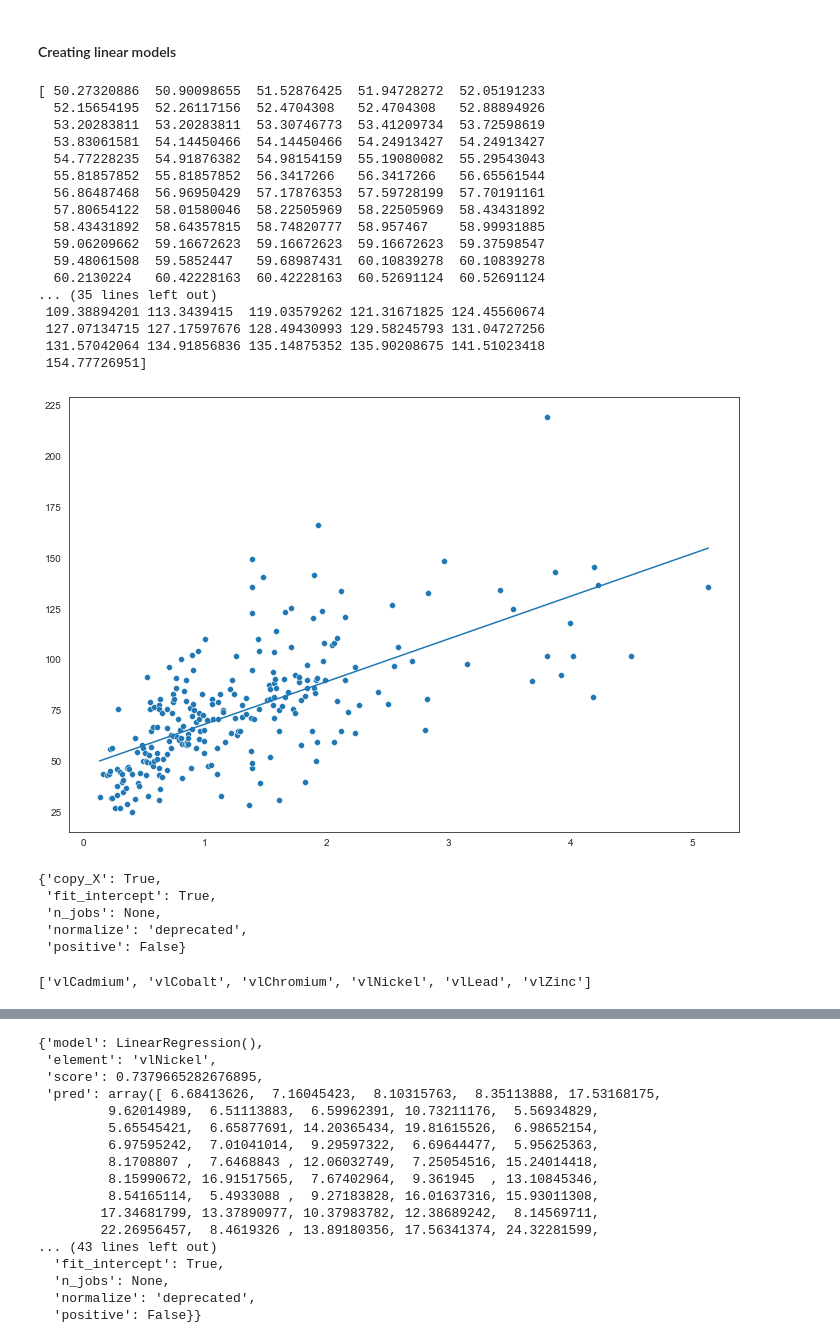
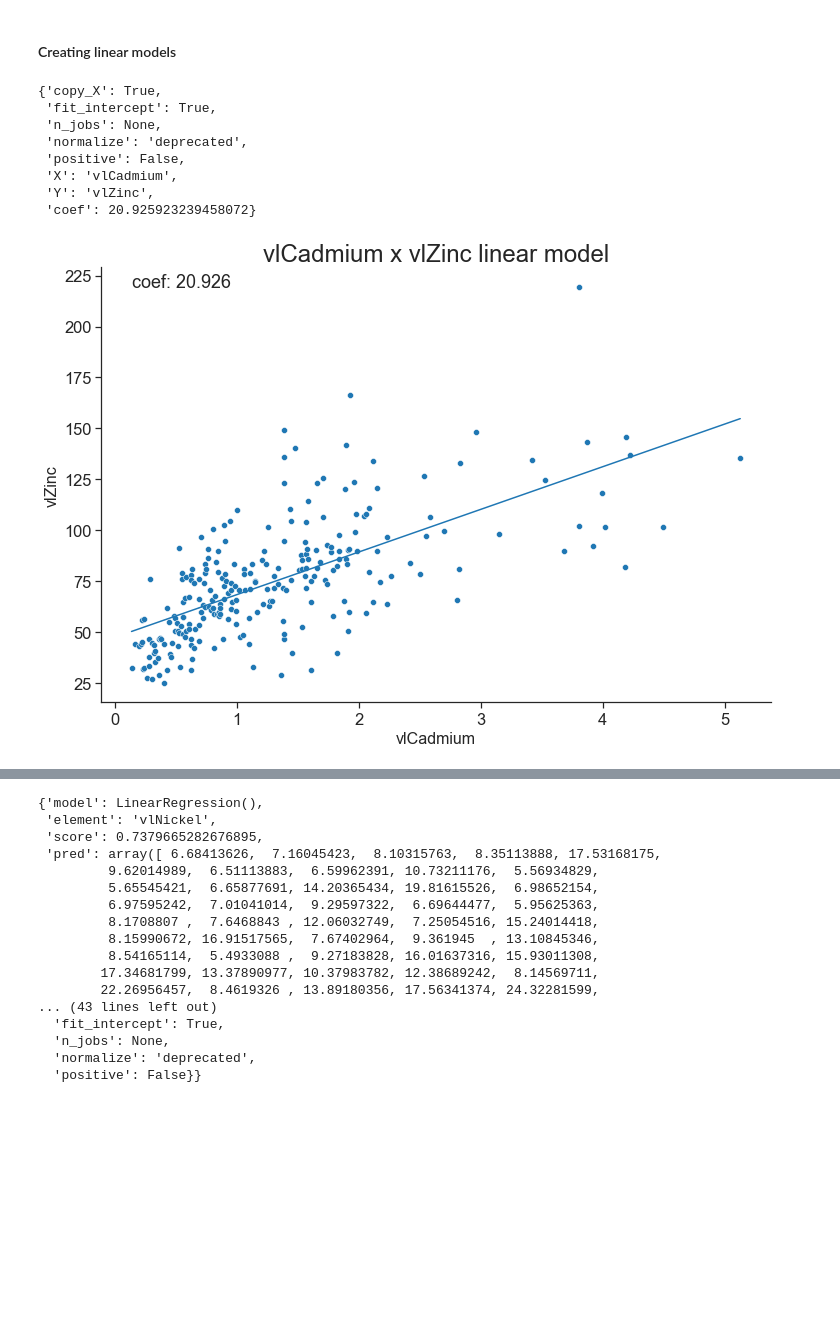
Before and after one commit to luschiro/workflows-geo-data, a Jupyter notebook: modulo_3/modulo_3.ipynb, the cells around one changed output, grey strips where cells are left out. Saved outputs shown, nothing was run; the diff lists cells and outputs as text; code cells hidden in the pictures; blank space fills up the shorter version.

Commit message:
plotting

```diff
--- a/modulo_3/modulo_3.ipynb
+++ b/modulo_3/modulo_3.ipynb
@@ -18,7 +20,8 @@ import seaborn as sns
 import matplotlib.pyplot as plt
 # %%
 # configuring plots of seaborn
-sns.set_style("white", {'axes.grid':False}, )
+sns.set_style("ticks", {'axes.grid':False})
+sns.set_context("notebook", font_scale=1.5)
 # %% [markdown]
 ### Helper functions
 # %%
@@ -92,54 +95,44 @@ import plotly.graph_objects as go
 # %%
-def plot_linear_model_pair (df, x_elem, y_elem):
+def linear_model_pair (df, x_elem, y_elem):
 
   # objeto Regressor
   reg = LinearRegression()
 
   xm = df[x_elem].values[:,np.newaxis]
   xm_plot = [a[0] for a in xm]
   ym = df[y_elem].values
 
   # fit and predict
   reg.fit(X=xm, y=ym)
   line = reg.predict(xm)
 
+  # model info
+  model_dict = reg.get_params()
+  model_dict['X'], model_dict['Y'] = x_elem, y_elem
+  model_dict['coef'] = reg.coef_[0]
+
+
   # plotting
   plt.figure(figsize=(12,8))
   sns.scatterplot(x=xm_plot, y=ym[:])
+  p = sns.lineplot(x=xm_plot, y=line)
 
-  print(line)
-  sns.lineplot(x=xm_plot, y=line)
-  plt.show()
+  p.set_title(f"{x_elem} x {y_elem} linear model", fontsize=24)
+  p.set_xlabel(x_elem, fontsize=16)
+  p.set_ylabel(y_elem, fontsize=16)
+  plt.text(min(xm_plot), max(ym[:]), f"coef: {round(reg.coef_[0],3)}")
+  sns.despine()
 
-  return reg.get_params()
+  return model_dict
+
+linear_model_pair(df_jura, "vlCadmium", "vlZinc")
+# %% [output]
+{'copy_X': True,
+ 'fit_intercept': True,
+ 'n_jobs': None,
+ 'normalize': 'deprecated',
+ 'positive': False,
+ 'X': 'vlCadmium',
+ 'Y': 'vlZinc',
+ 'coef': 20.925923239458072}
+[figure, added]
-# %%
-plot_linear_model_pair(df_jura, "vlCadmium", "vlZinc")
-# %% [output]
-[ 50.27320886  50.90098655  51.52876425  51.94728272  52.05191233
-  52.15654195  52.26117156  52.4704308   52.4704308   52.88894926
-  53.20283811  53.20283811  53.30746773  53.41209734  53.72598619
-  53.83061581  54.14450466  54.14450466  54.24913427  54.24913427
-  54.77228235  54.91876382  54.98154159  55.19080082  55.29543043
-  55.81857852  55.81857852  56.3417266   56.3417266   56.65561544
-  56.86487468  56.96950429  57.17876353  57.59728199  57.70191161
-  57.80654122  58.01580046  58.22505969  58.22505969  58.43431892
-  58.43431892  58.64357815  58.74820777  58.957467    58.99931885
-  59.06209662  59.16672623  59.16672623  59.16672623  59.37598547
-  59.48061508  59.5852447   59.68987431  60.10839278  60.10839278
-  60.2130224   60.42228163  60.42228163  60.52691124  60.52691124
-... (35 lines left out)
- 109.38894201 113.3439415  119.03579262 121.31671825 124.45560674
- 127.07134715 127.17597676 128.49430993 129.58245793 131.04727256
- 131.57042064 134.91856836 135.14875352 135.90208675 141.51023418
- 154.77726951]
-[figure, removed]
-{'copy_X': True,
- 'fit_intercept': True,
- 'n_jobs': None,
- 'normalize': 'deprecated',
- 'positive': False}
-# %%
-grade_features.remove('descUnit')
-grade_features
-# %% [output]
-['vlCadmium', 'vlCobalt', 'vlChromium', 'vlNickel', 'vlLead', 'vlZinc']
```
Also changed, not shown: parts of 4 cells of this notebook.
